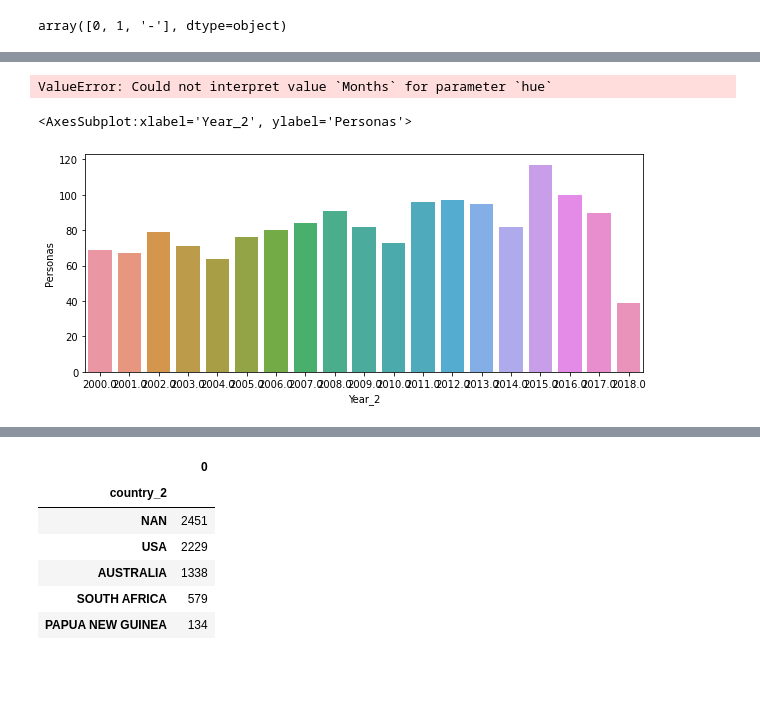
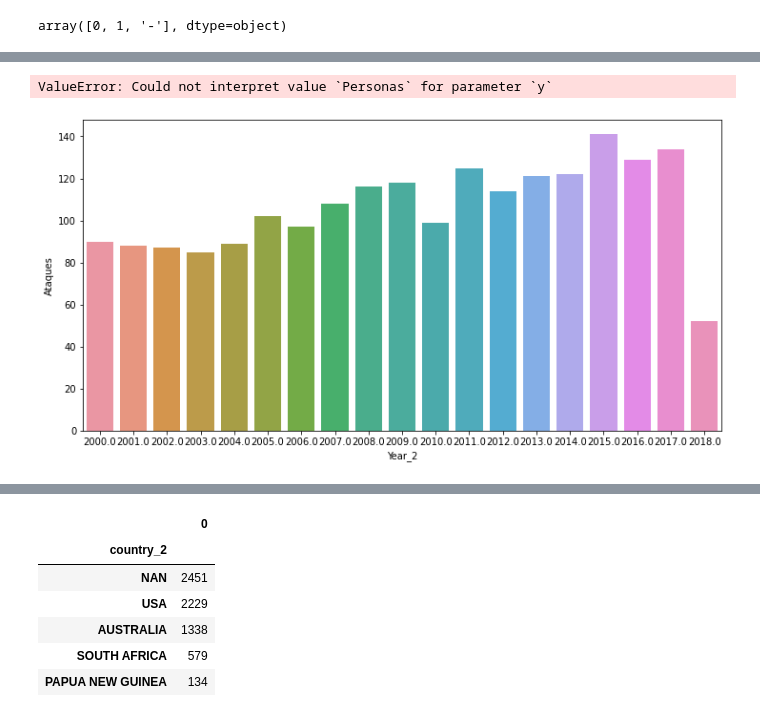
Before and after one commit to IsabelGarcia11/data-cleaning-pandas, a Jupyter notebook: Yourcode/Vis-pandas.ipynb, the cells around one changed output, grey strips where cells are left out. Saved outputs shown, nothing was run; the diff lists cells and outputs as text; code cells hidden in the pictures; blank space fills up the shorter version.

```diff
--- a/Yourcode/Vis-pandas.ipynb
+++ b/Yourcode/Vis-pandas.ipynb
@@ -107,7 +118,8 @@ Meses_3=list(Meses_2)
 #Cambiamos la nueva columna con los meses como números
 Visual["Months"]=Meses_3
 # %%
-filtro=V1[(V1["Months"]!="-") & (V1["Year_2"]>=1950)]
+#Hago filtro para obtener el df que quiero para la primera visualización (tiene que haber 4060 con los meses ok)
+filtro=Visual[(Visual["Months"]!='No_Info') & (Visual["Year_2"]>=1950)]
 filtro
 # %% [output]
 |  | age | fatal_yn | Year_2 | Type_attack | country_2 | Gender2 | Ages_2 | Months | Fatality |
@@ -126,4 +137,0 @@ filtro
-# %%
-#Hago filtro para obtener el df que quiero para la primera visualización
-filtro = V1[(V1['Months'] !='No_Info')&(V1['Year_2'] >= 1950)]
-filtro
@@ -235,4 +192,4 @@ surfistas1
 # %%
-surfistas2=filtro.groupby(['Year_2']).agg({'age':'count'}).reset_index().rename(columns={"age":"Personas"})
-surfistas2
+surfistas2=filtro.groupby(['Year_2']).agg({'Months':'count'}).reset_index().rename(columns={"Months":"Ataques"})
+surfistas2.sort_values(by="Ataques",ascending=False).head(15)  #ORDENO DE MAYOR A MENOR
 # %% [output]
@@ -272,0 +212,3 @@ filtro_surfistas
+# %%
+SURF=surfistas2[(surfistas2['Year_2'] >= 2000)]
+SURF
@@ -273,12 +233,12 @@ filtro_surfistas
 # %%
-sns.lineplot(data=filtro_surfistas, x="Year_2", y="Personas", hue="Months")
+sns.lineplot(data=filtro, x="Year_2", y="Personas", hue="Months")
 rcParams['figure.figsize'] = 12,6;
 # %% [output]
-ValueError: Could not interpret value `Months` for parameter `hue`
+ValueError: Could not interpret value `Personas` for parameter `y`
 # %%
-sns.barplot(x="Year_2", y="Personas", data=filtro_surfistas, ci="sd")
+sns.barplot(x="Year_2", y="Ataques", data=SURF, ci="sd")#hacerlo solo con 20 ultimos años
+rcParams['figure.figsize'] = 12,6; #FATLA LA SD
 # %% [output]
-<AxesSubplot:xlabel='Year_2', ylabel='Personas'>
-[figure, old version]
+[figure, new version]
 # %%
 sns.countplot(data=filtro, x="Gender2", hue="Fatality")
```
Also changed, not shown: parts of 28 cells of this notebook.
